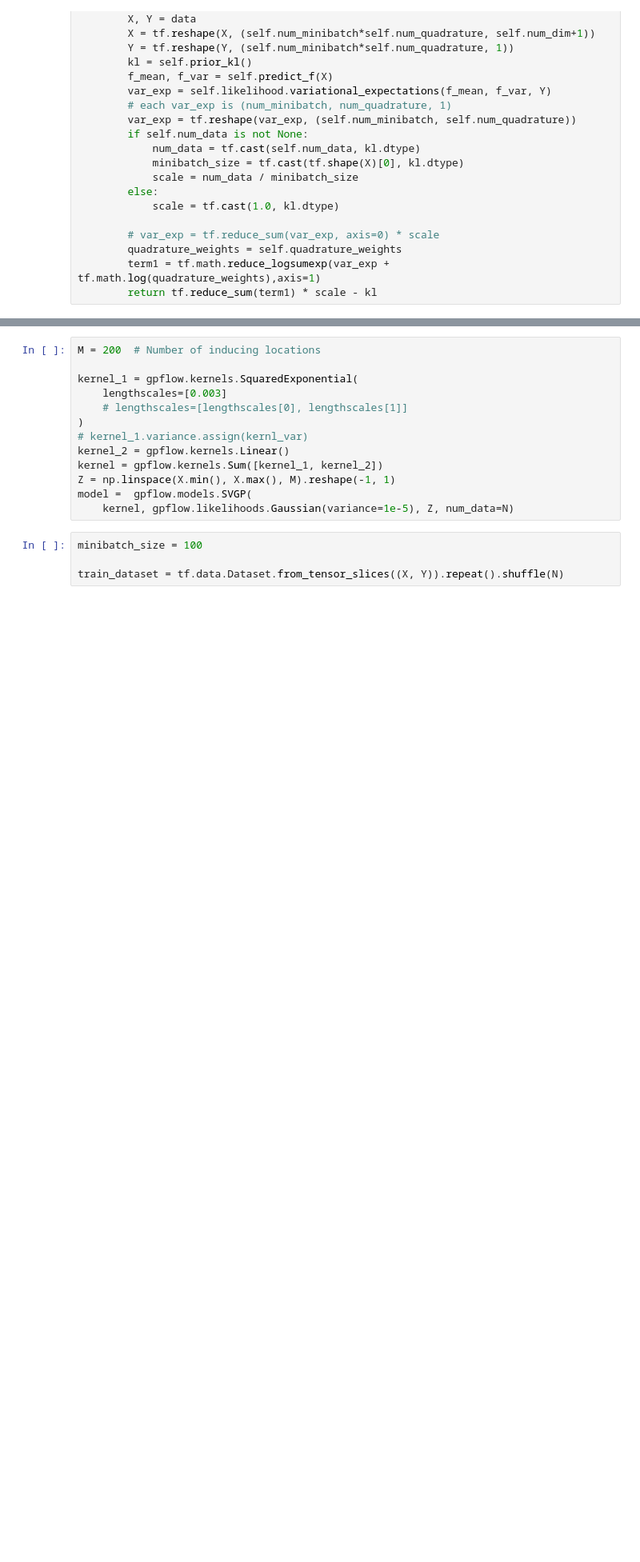
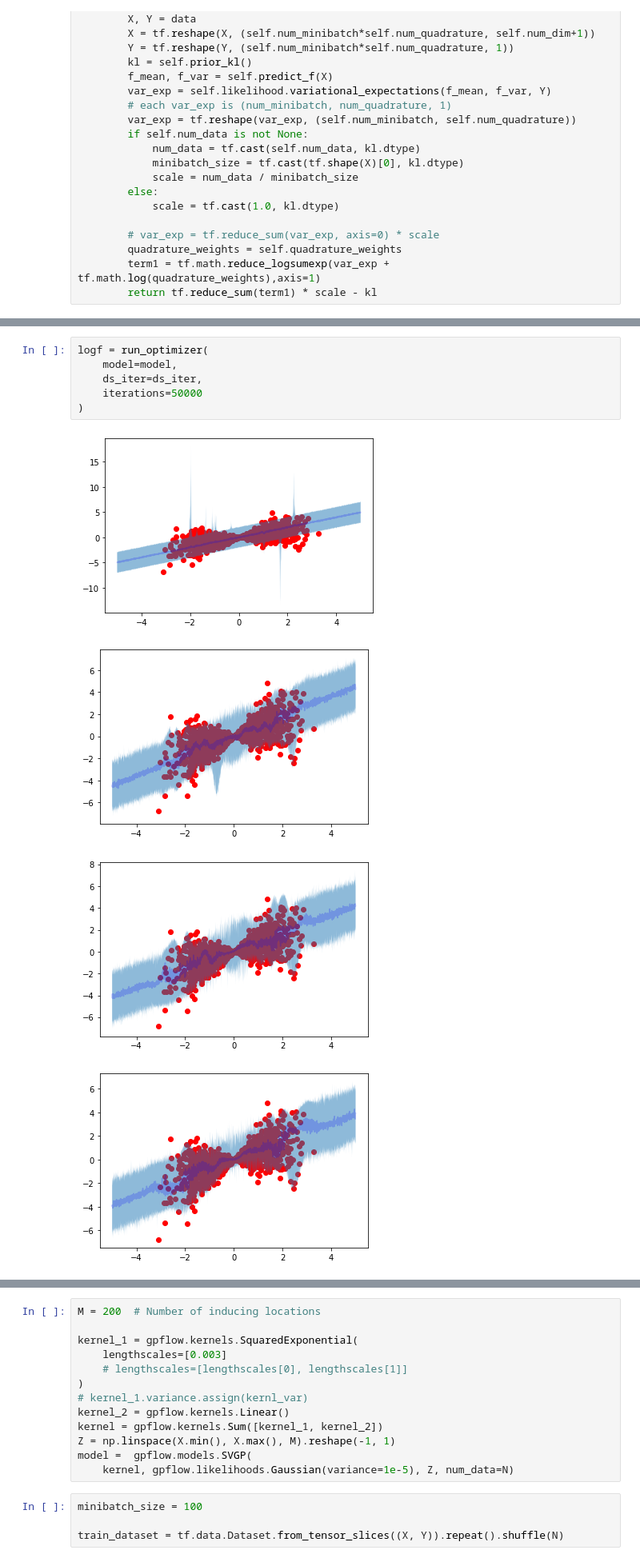
Before and after one commit to Anish144/causal_discovery_bayesian_model_selection, a Jupyter notebook: notebooks/gpcde_playground.ipynb, the cells around one changed output, grey strips where cells are left out. Shown at 80% size. Cells and saved outputs as stored; diff of their text form; blank space fills up the shorter version.

```diff
--- a/notebooks/gpcde_playground.ipynb
+++ b/notebooks/gpcde_playground.ipynb
@@ -298,0 +292,11 @@ To enable them in other operations, rebuild TensorFlow with the appropriate comp
+# %%
+logf = run_optimizer(
+    model=model,
+    ds_iter=ds_iter,
+    iterations=50000
+)
+# %% [output]
+[figure, added]
+[figure, added]
+[figure, added]
+[figure, added]
```
Also changed, not shown: parts of 14 cells of this notebook, 14 other files.
